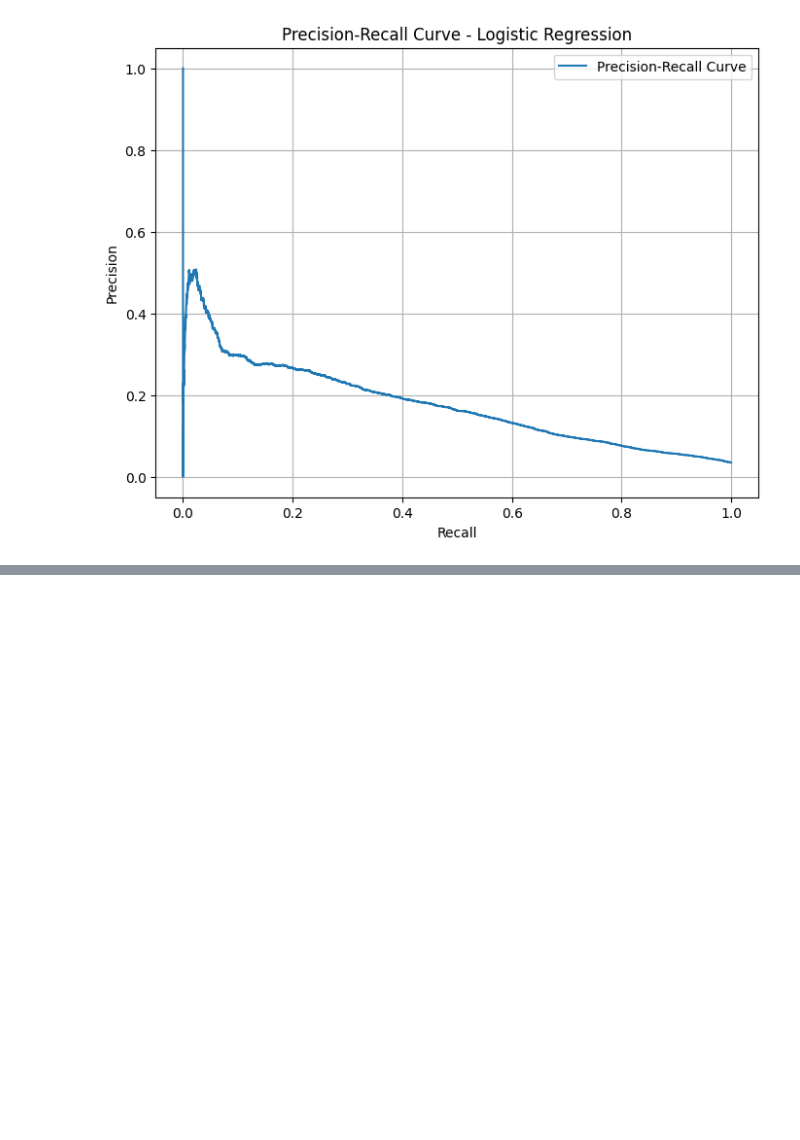
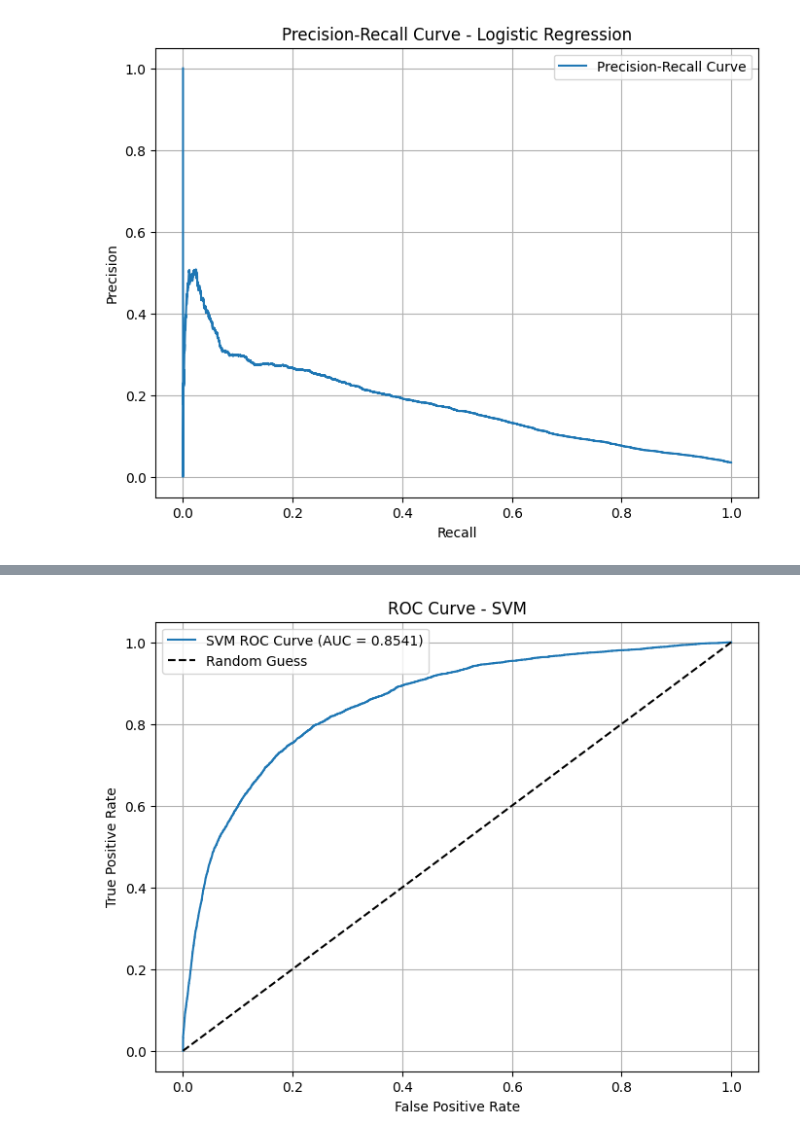
Before and after one commit to joshmoy/xai-fraud-detection, a Jupyter notebook: fraud_detection.ipynb, the cells around one changed output, grey strips where cells are left out. Cells and saved outputs as stored; diff of their text form; code cells hidden in the pictures; blank space fills up the shorter version.

```diff
--- a/fraud_detection.ipynb
+++ b/fraud_detection.ipynb
@@ -398,0 +507,11 @@ plt.show()
+# %%
+from sklearn.svm import SVC
+from sklearn.metrics import classification_report, confusion_matrix, roc_auc_score
+
+# SVM with probability=True to get ROC/PR curves
+svm_clf = SVC(kernel='rbf', C=1.0, probability=True, random_state=42)
+svm_clf.fit(X_train_scaled, y_train_bal)
+
+# Predict
+y_pred = svm_clf.predict(X_test_scaled)
+y_proba = svm_clf.predict_proba(X_test_scaled)[:, 1]
@@ -398,0 +547,16 @@ plt.show()
+# %%
+# ROC
+fpr, tpr, _ = roc_curve(y_test, y_proba)
+roc_auc = auc(fpr, tpr)
+
+plt.figure(figsize=(8, 6))
+plt.plot(fpr, tpr, label=f"SVM ROC Curve (AUC = {roc_auc:.4f})")
+plt.plot([0, 1], [0, 1], 'k--', label="Random Guess")
+plt.xlabel("False Positive Rate")
+plt.ylabel("True Positive Rate")
+plt.title("ROC Curve - SVM")
+plt.legend()
+plt.grid(True)
+plt.show()
+# %% [output]
+[figure, added]
```
Also changed, not shown: parts of 12 cells of this notebook.
